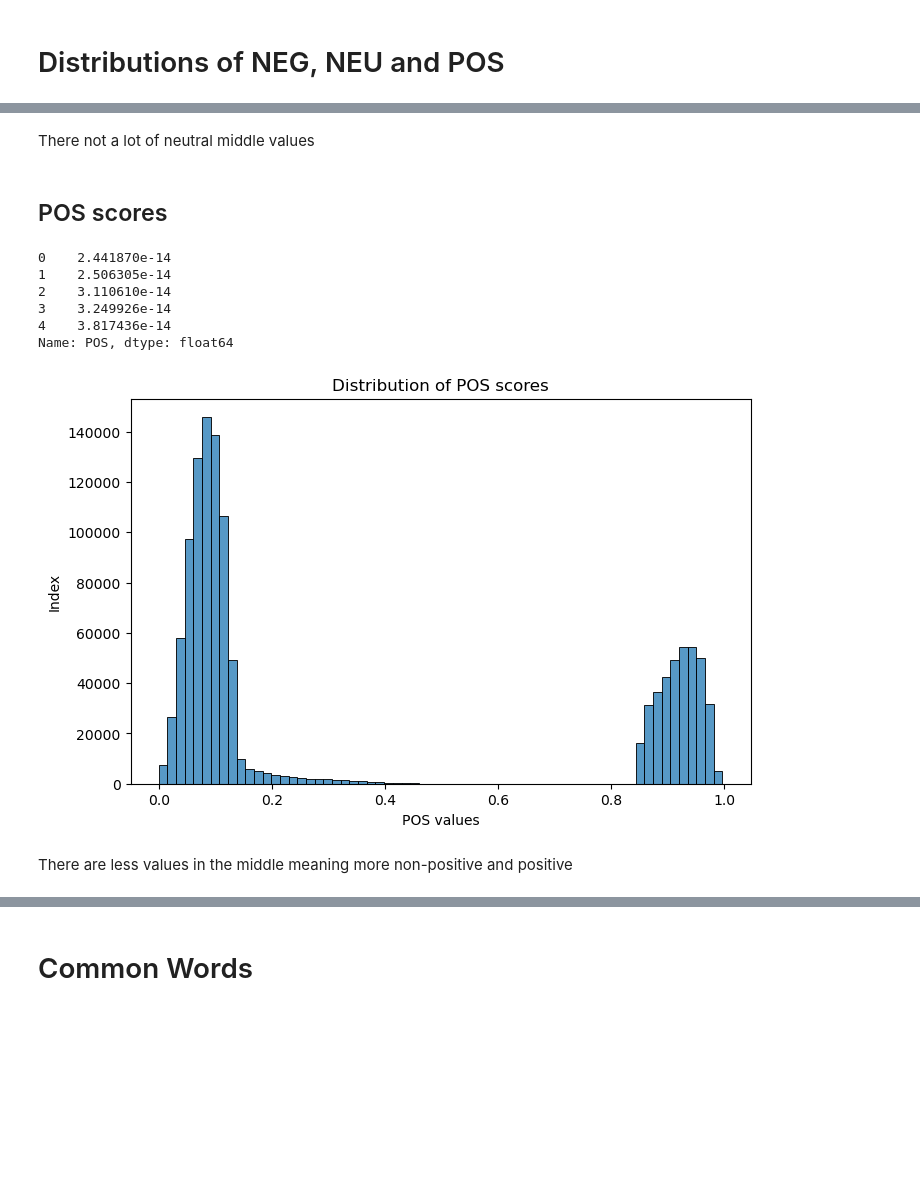
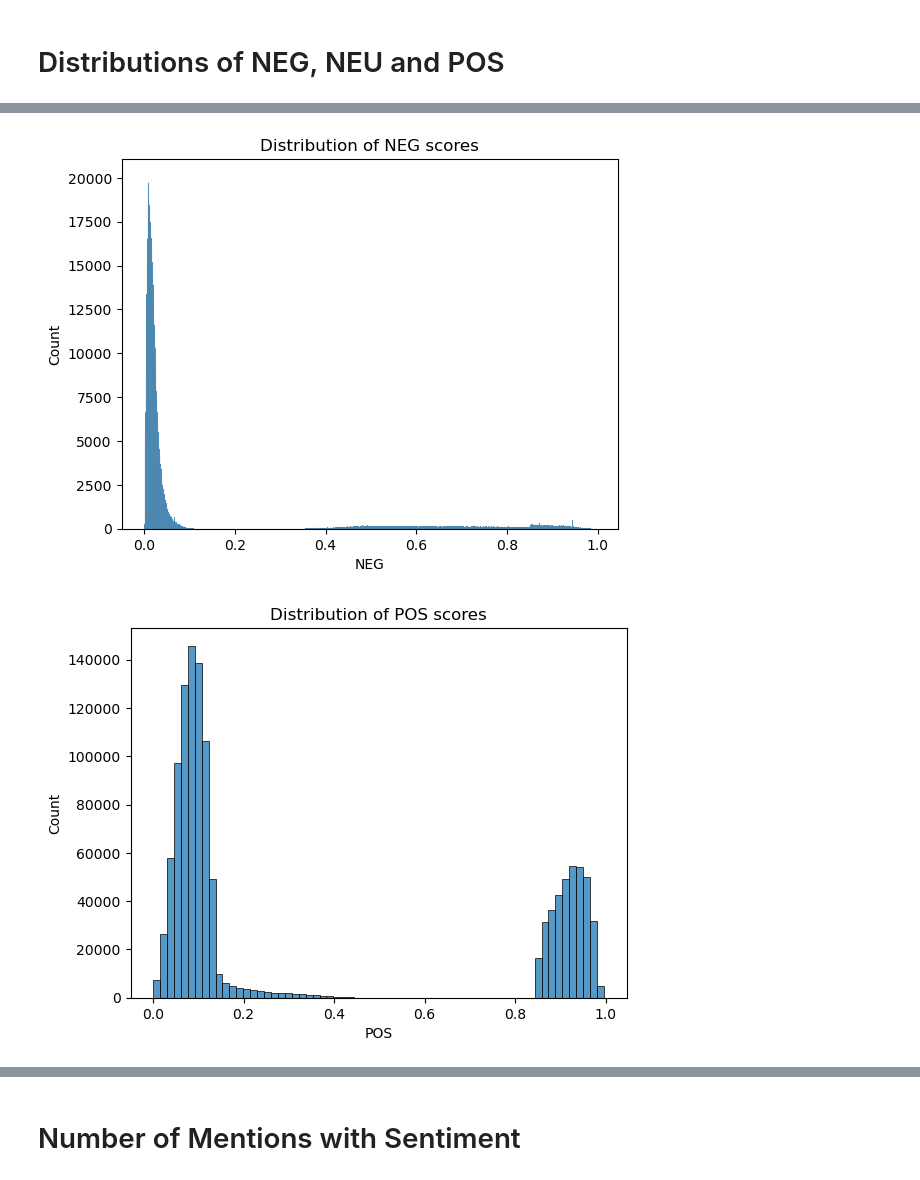
Before and after one commit to jelittle/EECS_4412_Final_Project, a Jupyter notebook: EDA/t4sa_eda_vince.ipynb, the cells around one changed output, grey strips where cells are left out. Drawn from its saved outputs; the diff is of its cells as text; code cells hidden in the pictures; blank space fills up the shorter version.

Commit message:
mentions & sentiment_dist

```diff
--- a/EDA/t4sa_eda_vince.ipynb
+++ b/EDA/t4sa_eda_vince.ipynb
@@ -258,18 +220,8 @@ Name: NEU, dtype: float64
-# %% [markdown]
-There not a lot of neutral middle values
-# %% [markdown]
-## POS scores
-# %%
-
-plot_score_distribution('POS')
-# main_df['POS'].describe()
-# %% [output]
-0    2.441870e-14
-1    2.506305e-14
-2    3.110610e-14
-3    3.249926e-14
-4    3.817436e-14
-Name: POS, dtype: float64
-[figure, removed]
-# %% [markdown]
-There are less values in the middle meaning more non-positive and positive
+# %%
+threshold = 0
+plot_score_distribution('NEG', threshold)
+plot_score_distribution('POS', threshold)
+plot_score_distribution('NEU', threshold)
+# %% [output]
+[figure, added]
+[figure, added]
@@ -276,2 +229,2 @@ There are less values in the middle meaning more non-positive and positive
 # %% [markdown]
-# Common Words
+# Number of Mentions with Sentiment
```
Also changed, not shown: parts of 17 cells of this notebook.
